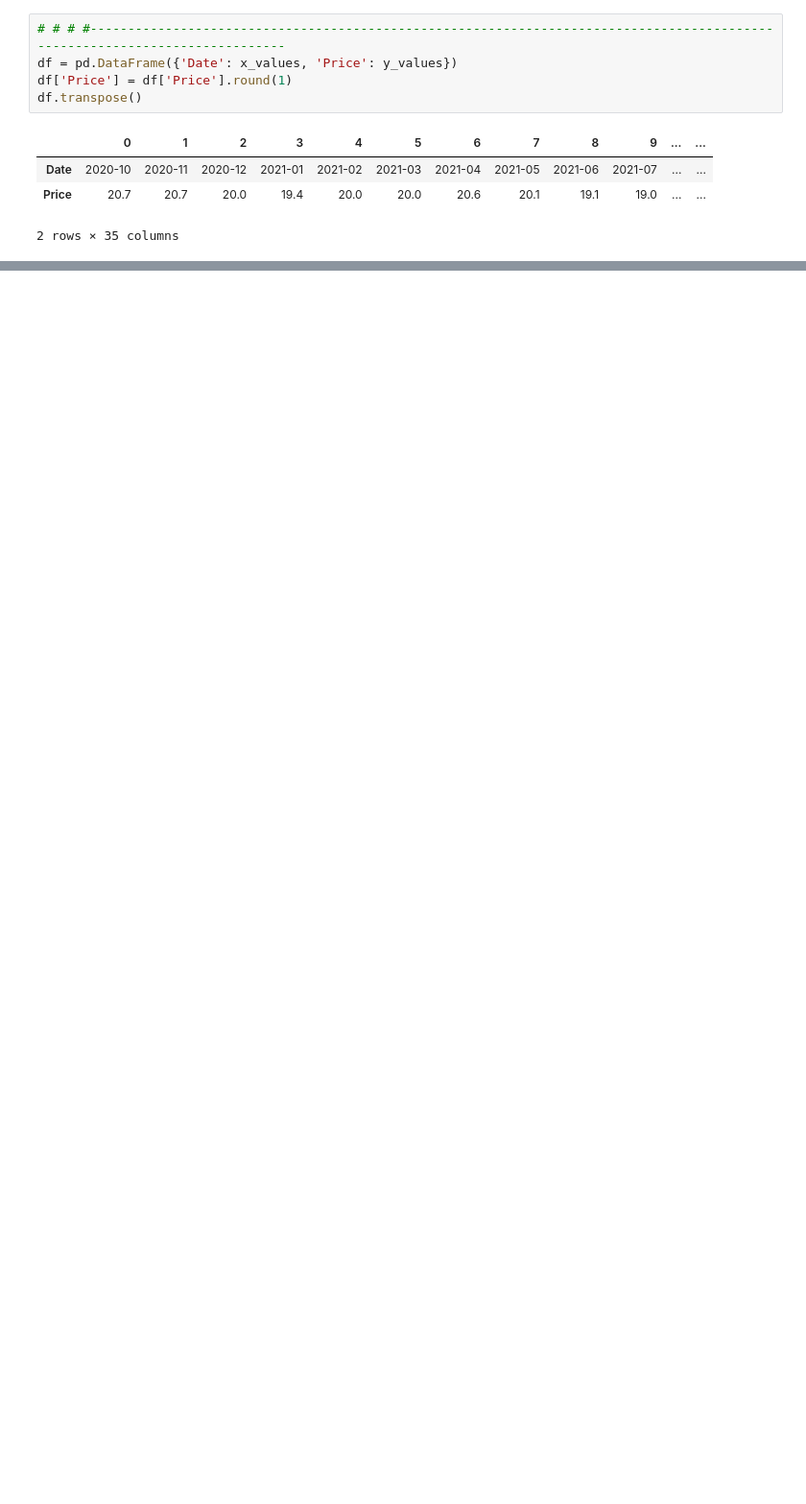
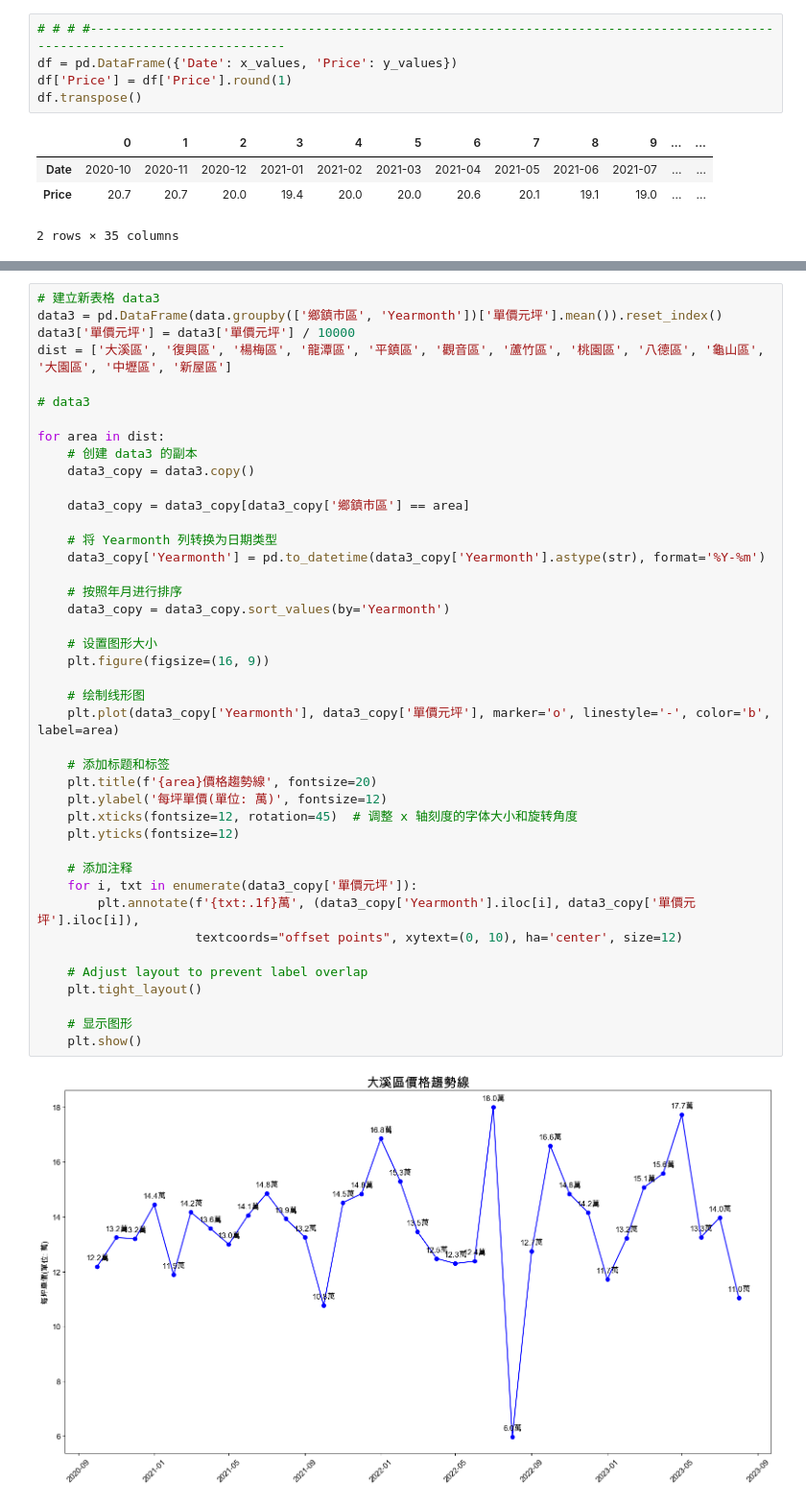
Before and after one commit to e19931107/Project2, a Jupyter notebook: Project_20231224.ipynb, the cells around one changed output, grey strips where cells are left out. Shown at 96% size. Drawn from its saved outputs; the diff is of its cells as text; blank space fills up the shorter version.

```diff
--- a/Project_20231224.ipynb
+++ b/Project_20231224.ipynb
@@ -172,0 +185,44 @@ for type in property_type:
+# %%
+# 建立新表格 data3
+data3 = pd.DataFrame(data.groupby(['鄉鎮市區', 'Yearmonth'])['單價元坪'].mean()).reset_index()
+data3['單價元坪'] = data3['單價元坪'] / 10000
+dist = ['大溪區', '復興區', '楊梅區', '龍潭區', '平鎮區', '觀音區', '蘆竹區', '桃園區', '八德區', '龜山區', '大園區', '中壢區', '新屋區']
+
+# data3
+
+for area in dist:
+    # 创建 data3 的副本
+    data3_copy = data3.copy()
+
+    data3_copy = data3_copy[data3_copy['鄉鎮市區'] == area]
+
+    # 将 Yearmonth 列转换为日期类型
+    data3_copy['Yearmonth'] = pd.to_datetime(data3_copy['Yearmonth'].astype(str), format='%Y-%m')
+
+    # 按照年月进行排序
+    data3_copy = data3_copy.sort_values(by='Yearmonth')
+
+    # 设置图形大小
+    plt.figure(figsize=(16, 9))
+
+    # 绘制线形图
+    plt.plot(data3_copy['Yearmonth'], data3_copy['單價元坪'], marker='o', linestyle='-', color='b', label=area)
+
+    # 添加标题和标签
+    plt.title(f'{area}價格趨勢線', fontsize=20)
+    plt.ylabel('每坪單價(單位: 萬)', fontsize=12)
+    plt.xticks(fontsize=12, rotation=45)  # 调整 x 轴刻度的字体大小和旋转角度
+    plt.yticks(fontsize=12)
+
+    # 添加注释
+    for i, txt in enumerate(data3_copy['單價元坪']):
+        plt.annotate(f'{txt:.1f}萬', (data3_copy['Yearmonth'].iloc[i], data3_copy['單價元坪'].iloc[i]),
+                     textcoords="offset points", xytext=(0, 10), ha='center', size=12)
+
+    # Adjust layout to prevent label overlap
+    plt.tight_layout()
+
+    # 显示图形
+    plt.show()
+# %% [output]
+[figure, added]
```
Also changed, not shown: parts of 6 cells of this notebook.
